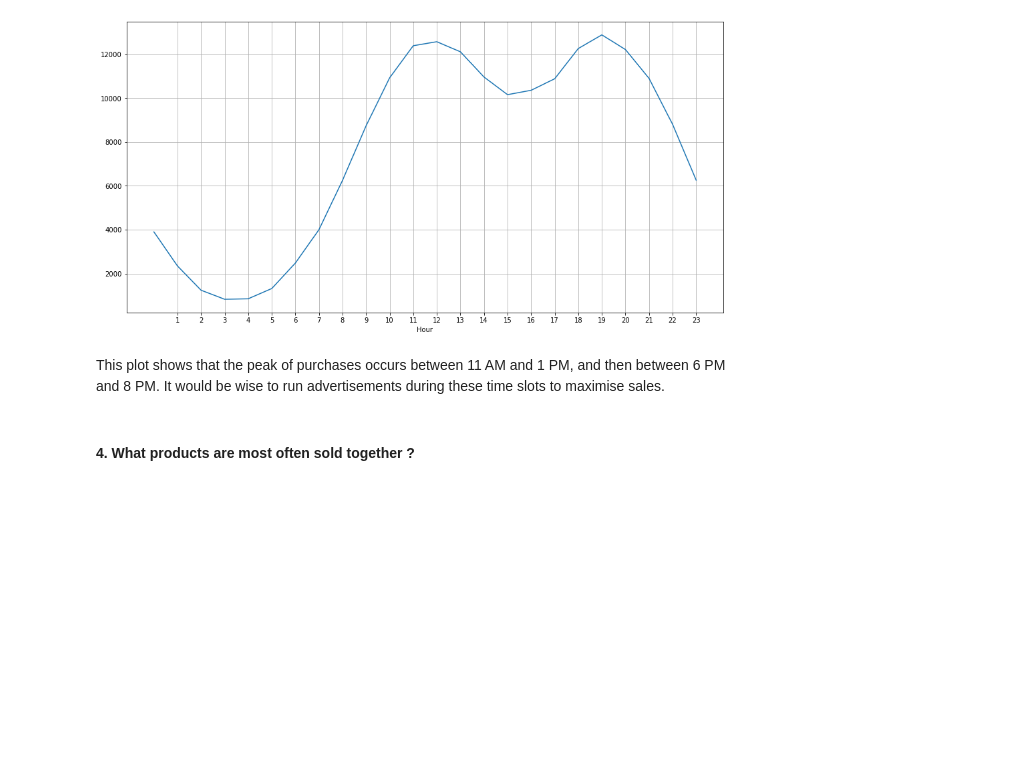
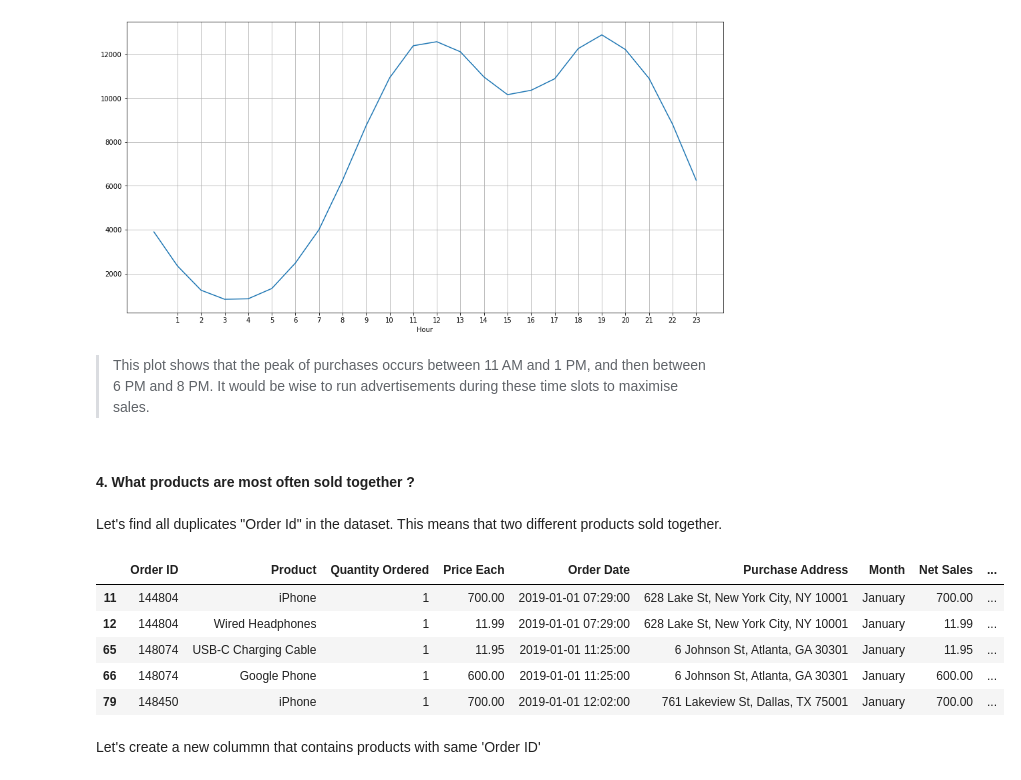
Before and after one commit to aroniainasylvestre/Electronic_store_sales_analysis, a Jupyter notebook: electronic_store_sales_analysis.ipynb, the cells around one changed output. Cells and saved outputs as stored; diff of their text form; code cells hidden in the pictures; blank space fills up the shorter version.

```diff
--- a/electronic_store_sales_analysis.ipynb
+++ b/electronic_store_sales_analysis.ipynb
@@ -181,9 +204,12 @@ Purchase Address    object
 dtype: object
-# %%
-data.loc[:,'Order Date'] = pd.to_datetime(data['Order Date'], format= "%m/%d/%y %H:%M") # convert to datetime
+# %%
+# convert to datetime
+data['Order Date'] = pd.to_datetime(data['Order Date'])
 # %%
-data.loc[:,'Price Each'] = pd.to_numeric(data["Price Each"]) # convert to float
-data.loc[:,'Quantity Ordered'] = pd.to_numeric(data["Quantity Ordered"]) # convert to int
+# convert to float
+data['Price Each'] = pd.to_numeric(data["Price Each"])
+# convert to int
+data['Quantity Ordered'] = pd.to_numeric(data["Quantity Ordered"])
 # %%
 # Verification
 data.dtypes
@@ -352,6 +384,21 @@ plt.grid()
 # %% [output]
 [figure]
 # %% [markdown]
-This plot shows that the peak of purchases occurs between 11 AM and 1 PM, and then between 6 PM and 8 PM. It would be wise to run advertisements during these time slots to maximise sales.
+> This plot shows that the peak of purchases occurs between 11 AM and 1 PM, and then between 6 PM and 8 PM. It would be wise to run advertisements during these time slots to maximise sales.
 # %% [markdown]
 #### 4. What products are most often sold together ?
+# %% [markdown]
+Let's find all duplicates "Order Id" in the dataset. This means that two different products sold together.
+# %%
+data1 = data[data['Order ID'].duplicated(keep = False)]
+# %%
+data1.head()
+# %% [output]
+|  | Order ID | Product | Quantity Ordered | Price Each | Order Date | Purchase Address | Month | Net Sales | ... |
+| 11 | 144804 | iPhone | 1 | 700.00 | 2019-01-01 07:29:00 | 628 Lake St, New York City, NY 10001 | January | 700.00 | ... |
+| 12 | 144804 | Wired Headphones | 1 | 11.99 | 2019-01-01 07:29:00 | 628 Lake St, New York City, NY 10001 | January | 11.99 | ... |
+| 65 | 148074 | USB-C Charging Cable | 1 | 11.95 | 2019-01-01 11:25:00 | 6 Johnson St, Atlanta, GA 30301 | January | 11.95 | ... |
+| 66 | 148074 | Google Phone | 1 | 600.00 | 2019-01-01 11:25:00 | 6 Johnson St, Atlanta, GA 30301 | January | 600.00 | ... |
+| 79 | 148450 | iPhone | 1 | 700.00 | 2019-01-01 12:02:00 | 761 Lakeview St, Dallas, TX 75001 | January | 700.00 | ... |
+# %% [markdown]
+Let's create a new colummn that contains products with same 'Order ID'
```
Also changed, not shown: parts of 25 cells of this notebook, 1 other file.
